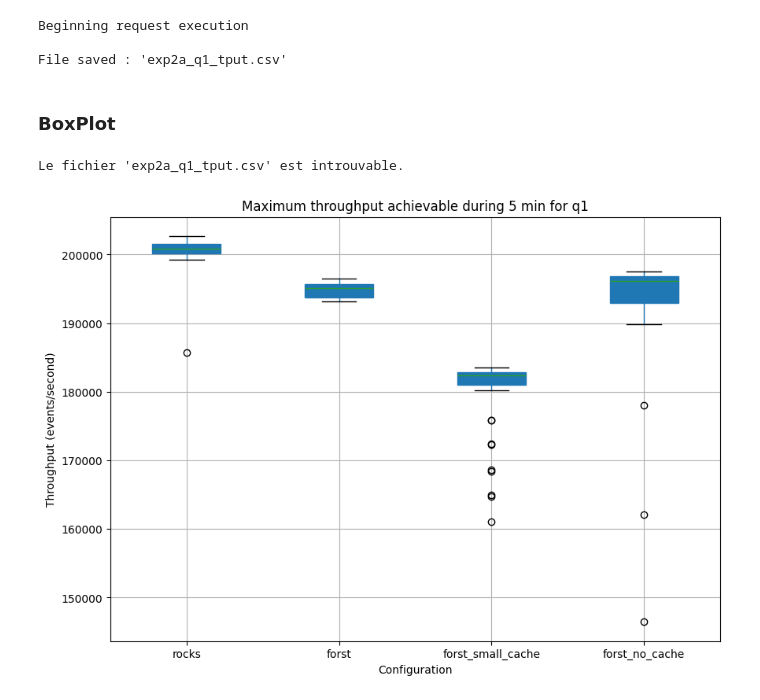
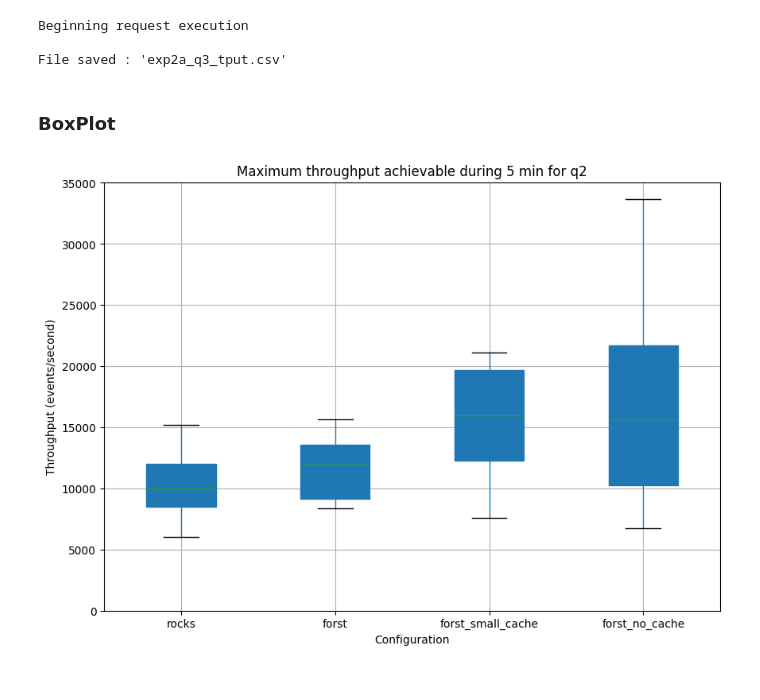
Before and after one commit to alugand/flink-justin, a Jupyter notebook: notebooks/forst/nexmark/exp2a/xp.ipynb, the cells around one changed output. Drawn from its saved outputs; the diff is of its cells as text; code cells hidden in the pictures.

```diff
--- a/notebooks/forst/nexmark/exp2a/xp.ipynb
+++ b/notebooks/forst/nexmark/exp2a/xp.ipynb
@@ -58,36 +77,36 @@ exp_q1 = {
 # %%
-metric_query = 'sum(flink_taskmanager_job_task_numRecordsInPerSecond{component="taskmanager"})'
+metric_query = 'sum(rate(flink_taskmanager_job_task_operator_numRecordsIn{operator_name=~"Source:.*"}[1m]))'
 step = "5s"
-output_filename = 'exp2a_q1_tput.csv'
+output_filename = 'exp2a_q3_tput.csv'
 
-execute_query_range(exp_q1, metric_query, step, output_filename)
+execute_query_range(exp_q3, metric_query, step, output_filename)
 # %% [output]
 Beginning request execution
 
-File saved : 'exp2a_q1_tput.csv'
+File saved : 'exp2a_q3_tput.csv'
 # %% [markdown]
 ### BoxPlot
 # %%
-file_path = 'exp2a_q1_tput.csv'
+file_path = 'exp2a_q3_tput.csv'
 
 try:
     df = pd.read_csv(file_path, index_col=0)
 
     df.columns = ['rocks', 'forst', 'forst_small_cache', 'forst_no_cache']
 
     plt.figure(figsize=(10, 7))
     df.boxplot(grid=True, patch_artist=True)
 
-    plt.title('Maximum throughput achievable during 5 min for q1')
+    plt.title('Maximum throughput achievable during 5 min for q2')
     plt.ylabel('Throughput (events/second)')
     plt.xlabel('Configuration')
-    plt.savefig('boxplot_q1.png')
+    plt.yticks(np.arange(0, 40000, 5000))
+    plt.savefig('boxplot_q3.png')
     plt.show()
 
 except FileNotFoundError:
     print(f"Le fichier '{file_path}' est introuvable.")
 except Exception as e:
     print(f"Une erreur est survenue : {e}")
 # %% [output]
-Le fichier 'exp2a_q1_tput.csv' est introuvable.
-[figure, old version]
+[figure, new version]
```
Also changed, not shown: parts of 2 cells of this notebook, 11 other files.
